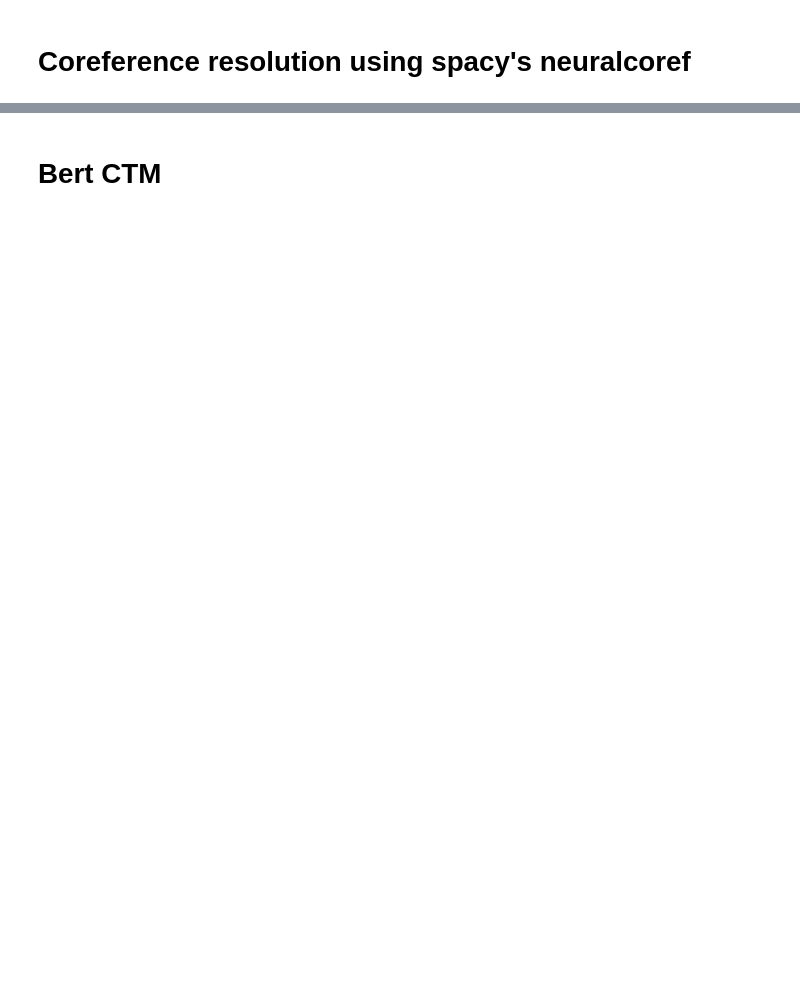
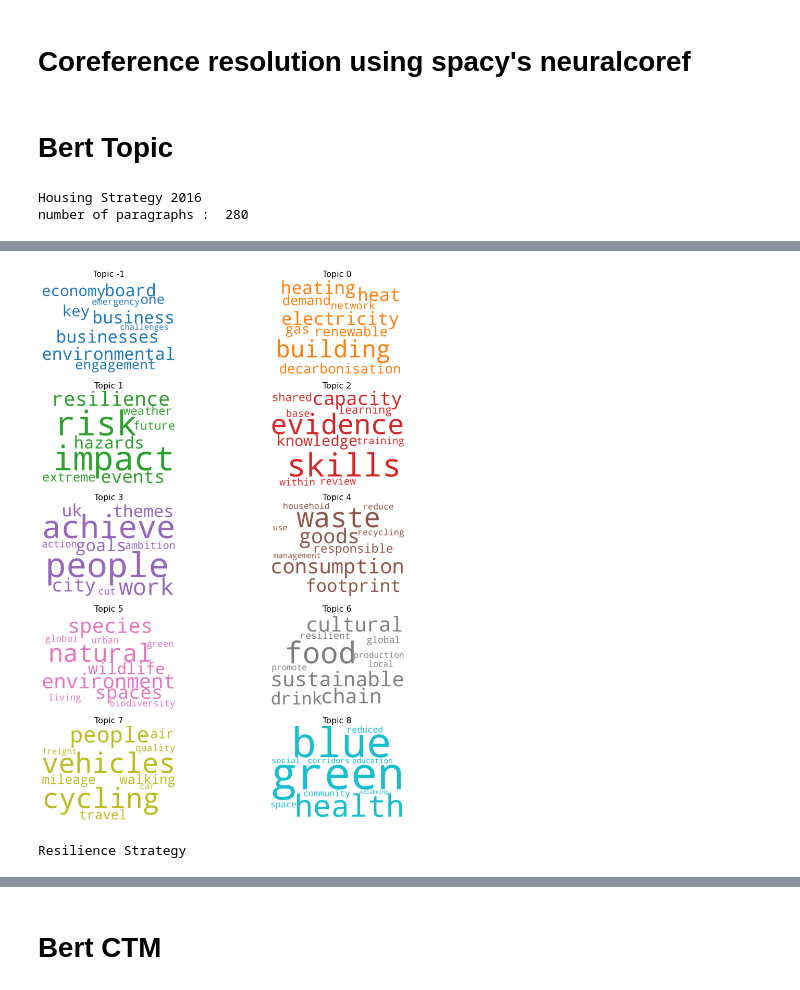
Before and after one commit to ClementChauvet/TopicModeling, a Jupyter notebook: Topic modelling Tests-Copy2.ipynb, the cells around one changed output, grey strips where cells are left out. Saved outputs shown, nothing was run; the diff lists cells and outputs as text; code cells hidden in the pictures; blank space fills up the shorter version.

```diff
--- a/Topic modelling Tests-Copy2.ipynb
+++ b/Topic modelling Tests-Copy2.ipynb
@@ -190,0 +184,77 @@ doc_coref_resolved = doc_coref_resolved.split(" <cut_here> ")
+# %% [markdown]
+# Bert Topic
+# %%
+from bertopic import BERTopic
+from matplotlib import pyplot as plt
+from wordcloud import WordCloud, STOPWORDS
+import matplotlib.colors as mcolors
+
+
+def bert_preprocessing(docs):
+    sp = WhiteSpacePreprocessing(doc_coref_resolved, stopwords_language='english')
+    preprocessed_documents, unpreprocessed_corpus, vocab = sp.preprocess()
+    return preprocessed_documents
+
+def bert_topic(preprocessed_documents, min_topic_perc = 1/40, verbose = False):
+    topic_model = BERTopic(min_topic_size=int(min_topic_perc * len(preprocessed_documents)), n_gram_range=(1,1), verbose = False)
+    topics, _ = topic_model.fit_transform(preprocessed_documents)
+    return(topic_model)
+
+def wordcloud_topic(topic_model):
+    # 1. Wordcloud of Top N words in each topic
+
+    cols = [color for name, color in mcolors.TABLEAU_COLORS.items()]
+    cols *= 10
+
+    cloud = WordCloud(background_color='white',
+                      width=2500,
+                      height=1800,
+                      max_words=10,
+                      colormap='tab12',
+                      color_func=lambda *args, **kwargs: cols[i],
+                      prefer_horizontal=1.0)
+
+    freq = topic_model.get_topic_info()
+    topics = []
+    for i in range( len(freq)):
+        topic_i = topic_model.get_topic(i-1)
+        topics.append([])
+        for j in range(len(topic_i)):
+            topics[i].append(topic_i[j][0])
+
+
+
+    fig, axes = plt.subplots( int(len(freq)/2) + len(freq)%2,2, figsize=(15,15), sharex=True, sharey=True)
+
+    for i, ax in enumerate(axes.flatten()):
+        if i == len(freq):
+            break
+        fig.add_subplot(ax)
+        cloud.generate(" ".join(topics[i]))
+        plt.gca().imshow(cloud)
+        plt.gca().set_title('Topic ' + str(i-1), fontdict=dict(size=16))
+        plt.gca().axis('off')
+
+
+
+    plt.subplots_adjust(wspace=0, hspace=0)
+    plt.axis('off')
+    plt.margins(x=0, y=0)
+    plt.tight_layout()
+    plt.show()
+
+
+
+directory = "/Users/SB6282engie.com/Documents/Policy documents/Bristol/"
+files = os.listdir(directory)
+for file in files:
+    print(file.split(".")[0])
+    docs = extract_text(directory + file)
+    docs = resolve_coref(docs)
+    print("number of paragraphs : ",len(docs))
+    preprocessed_documents = bert_preprocessing(docs)
+    topic_model = bert_topic(preprocessed_documents)
+    wordcloud_topic(topic_model)
+# %% [output]
+Housing Strategy 2016
+number of paragraphs :  280
@@ -190,0 +264,2 @@ doc_coref_resolved = doc_coref_resolved.split(" <cut_here> ")
+[figure, added]
+Resilience Strategy
```
Also changed, not shown: parts of 40 cells of this notebook.
